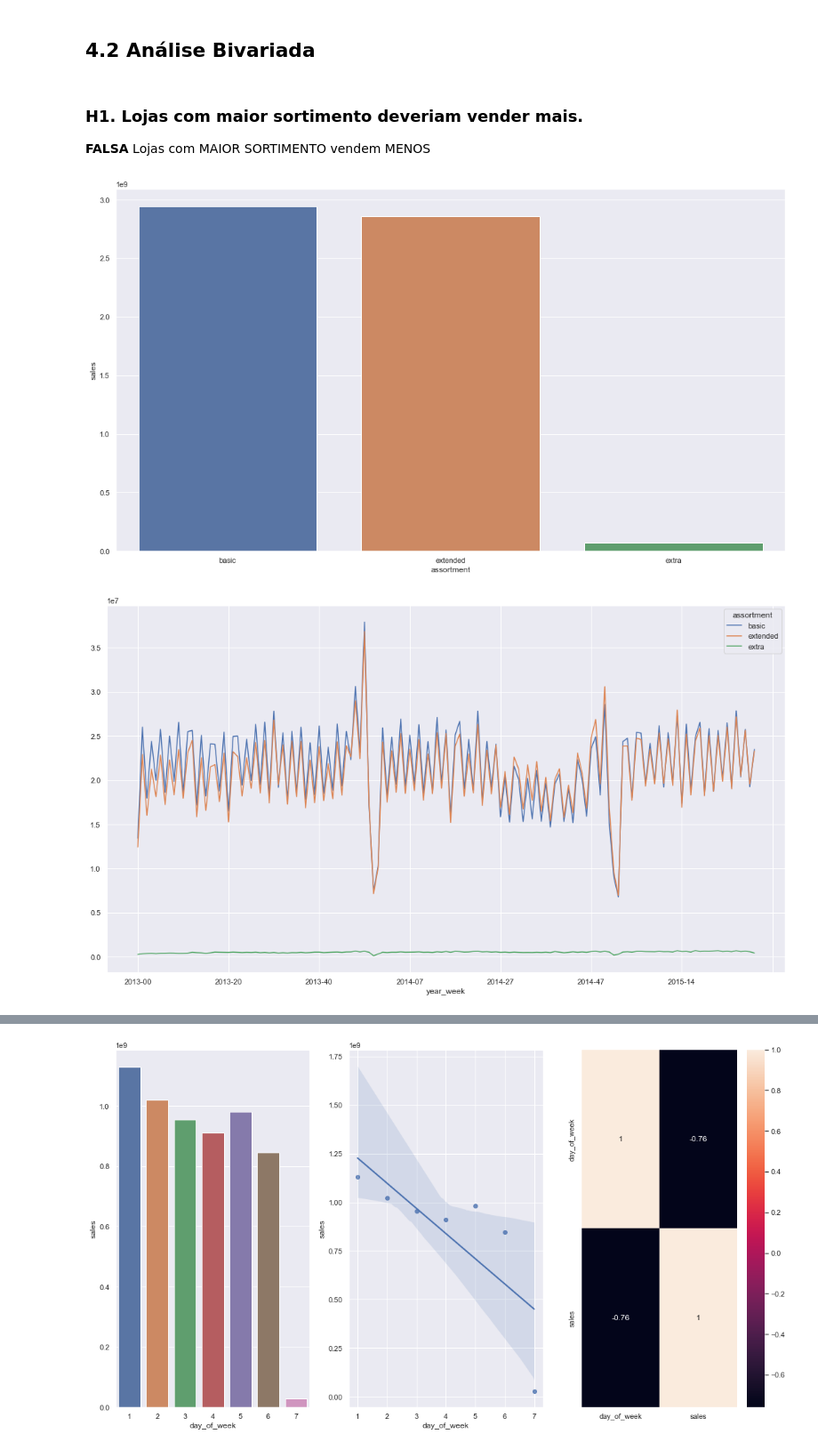
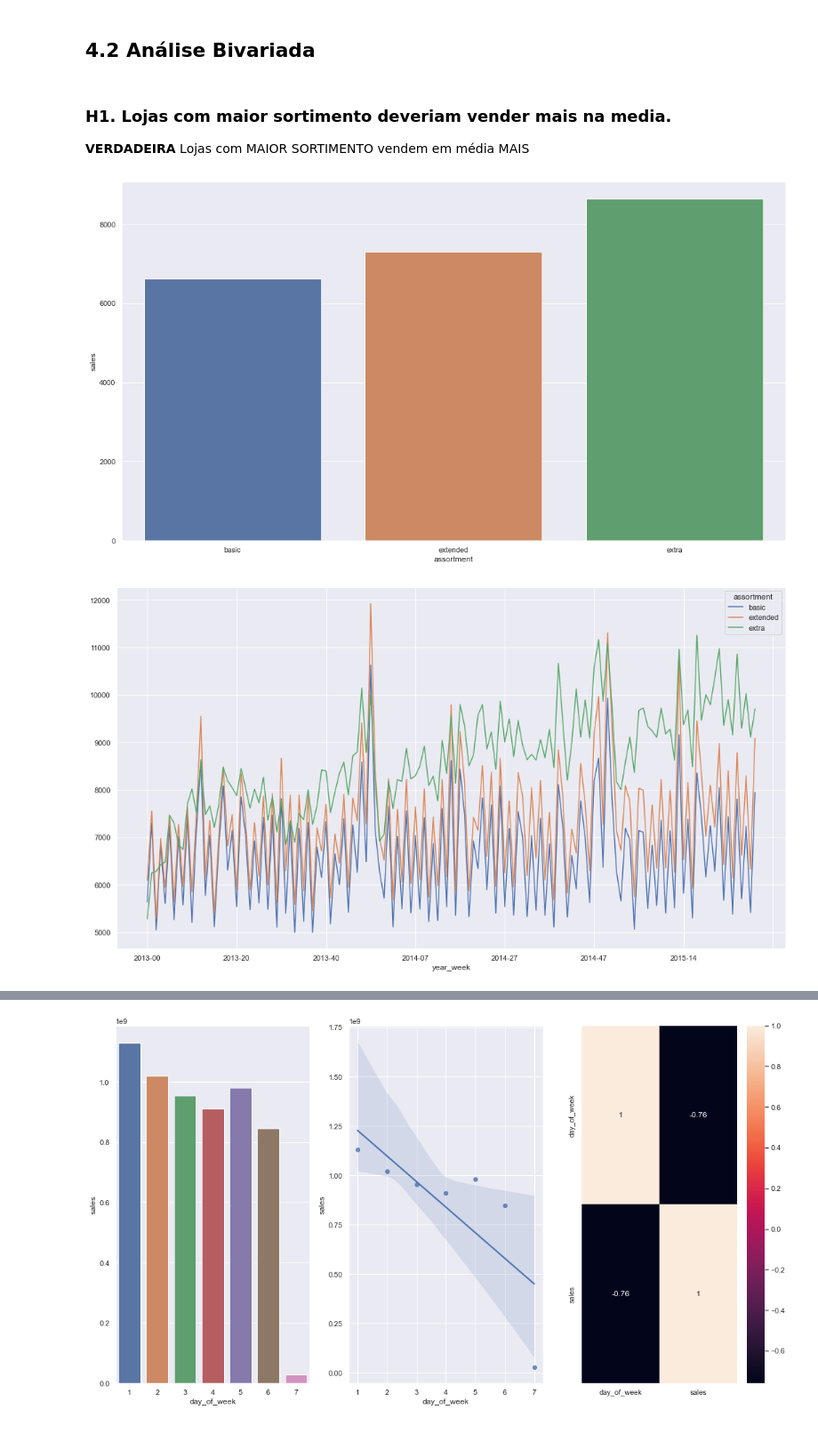
Before and after one commit to SamuelOliveirads/rossman_project, a Jupyter notebook: m04_v01_store_sales_prediction.ipynb, the cells around one changed output, grey strips where cells are left out. Shown at 89% size. Cells and saved outputs as stored; diff of their text form; code cells hidden in the pictures.

```diff
--- a/m04_v01_store_sales_prediction.ipynb
+++ b/m04_v01_store_sales_prediction.ipynb
@@ -330,8 +361,8 @@ df2['week_of_year'] = df2['date'].dt.weekofyear
 df2['year_week'] = df2['date'].dt.strftime('%Y-%W')
 
 # competition since
-df2['comptetition_since'] = df2.apply(lambda x: datetime.datetime(year=x['competition_open_since_year'], month=x['competition_open_since_month'], day=1), axis=1)
-df2['competition_time_month'] = ((df2['date'] - df2['comptetition_since'])/30).apply( lambda x: x.days).astype(int)
+df2['competition_since'] = df2.apply(lambda x: datetime.datetime(year=x['competition_open_since_year'], month=x['competition_open_since_month'], day=1), axis=1)
+df2['competition_time_month'] = ((df2['date'] - df2['competition_since'])/30).apply( lambda x: x.days).astype(int)
 
 # promo since
 df2['promo_since'] = df2['promo2_since_year'].astype(str) + '-' + df2['promo2_since_week'].astype(str)
@@ -441,18 +476,18 @@ sns.kdeplot(df4[df4['assortment'] == 'extra']['sales'],
 # %% [markdown]
 ## 4.2 Análise Bivariada
 # %% [markdown]
-### H1. Lojas com maior sortimento deveriam vender mais.
+### H1. Lojas com maior sortimento deveriam vender mais na media.
 
-**FALSA** Lojas com MAIOR SORTIMENTO vendem MENOS
+**VERDADEIRA** Lojas com MAIOR SORTIMENTO vendem em média MAIS
 # %%
-aux1 = df4[['assortment', 'sales']].groupby('assortment').sum().reset_index()
+aux1 = df4[['assortment', 'sales']].groupby('assortment').mean().reset_index()
 sns.barplot(x='assortment', y='sales', data=aux1)
 
-aux2 = df4[['year_week', 'assortment', 'sales']].groupby(['year_week','assortment']).sum().reset_index()
+aux2 = df4[['year_week', 'assortment', 'sales']].groupby(['year_week','assortment']).mean().reset_index()
 aux2.pivot(index='year_week', columns='assortment', values='sales').plot()
 
 aux3 = aux2[aux2['assortment'] == 'extra']
 aux3.pivot(index='year_week', columns='assortment', values='sales').plot();
 # %% [output]
-[figure, old version]
+[figure, new version]
-[figure, old version]
+[figure, new version]
```
Also changed, not shown: parts of 34 cells of this notebook, 1 other file.
